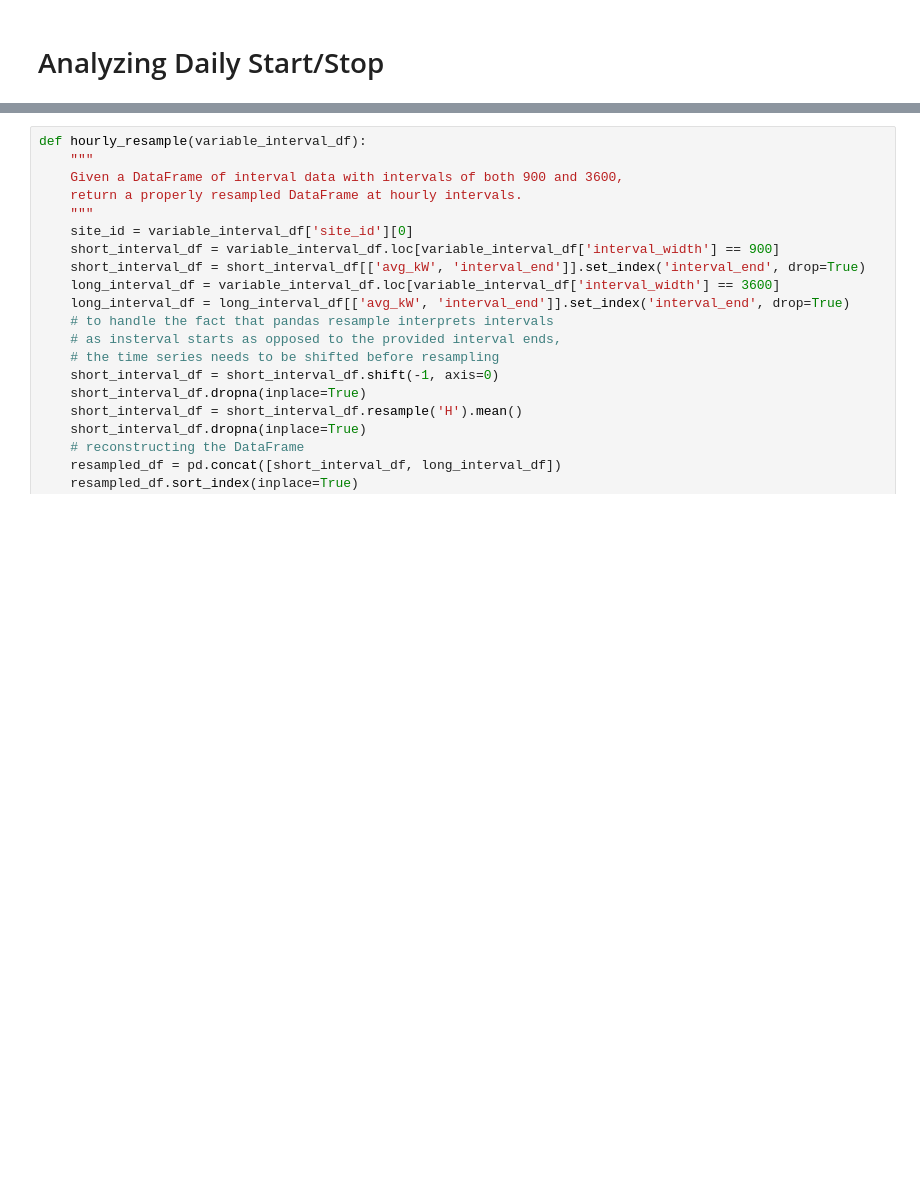
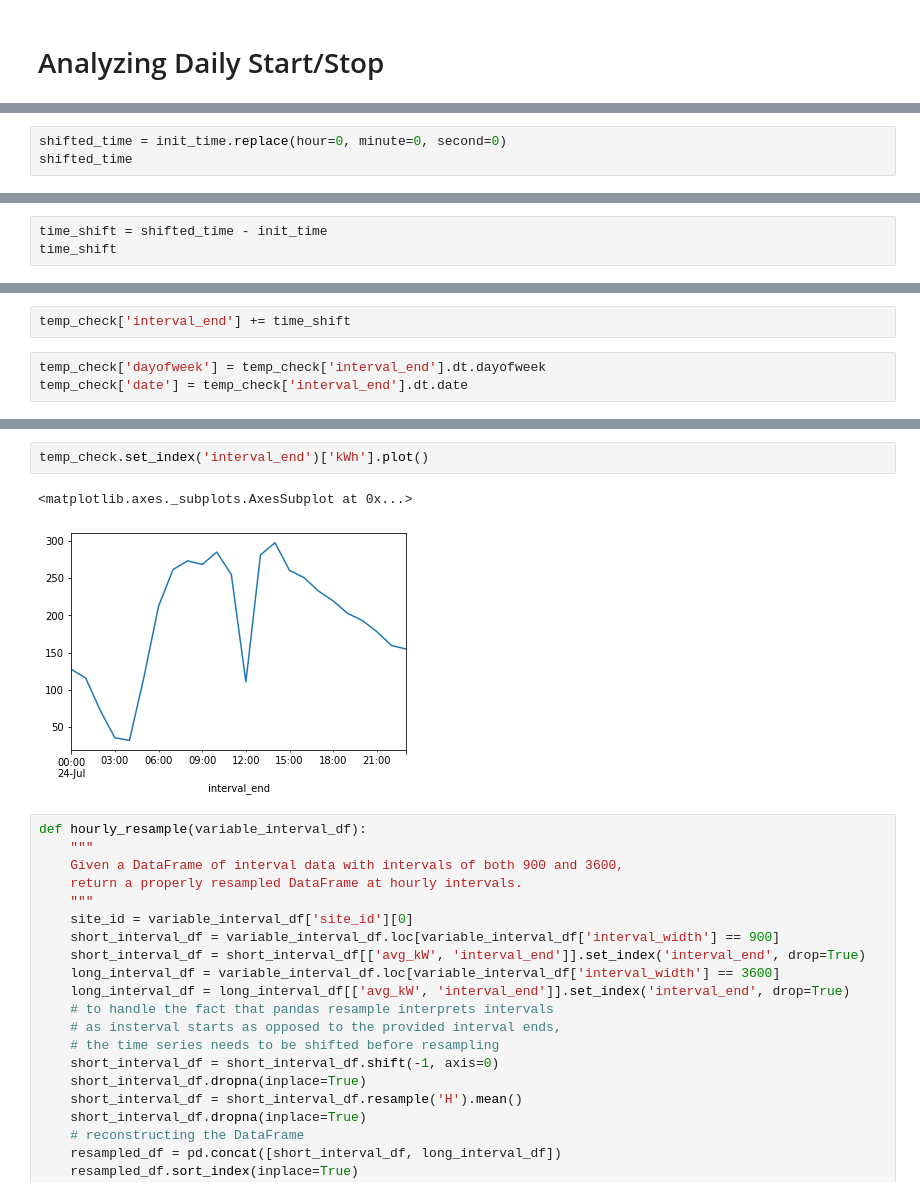
Before and after one commit to NathanVenos/dc-ds-08-26-19, a Jupyter notebook: voltus/Voltus_Project_Nathan.ipynb, the cells around one changed output, grey strips where cells are left out. Drawn from its saved outputs; the diff is of its cells as text; blank space fills up the shorter version.

```diff
--- a/voltus/Voltus_Project_Nathan.ipynb
+++ b/voltus/Voltus_Project_Nathan.ipynb
@@ -224,0 +308,3 @@ memory usage: 508.1+ MB
+# %%
+shifted_time = init_time.replace(hour=0, minute=0, second=0)
+shifted_time
@@ -224,0 +313,3 @@ memory usage: 508.1+ MB
+# %%
+time_shift = shifted_time - init_time
+time_shift
@@ -224,0 +318,5 @@ memory usage: 508.1+ MB
+# %%
+temp_check['interval_end'] += time_shift
+# %%
+temp_check['dayofweek'] = temp_check['interval_end'].dt.dayofweek
+temp_check['date'] = temp_check['interval_end'].dt.date
@@ -225,3 +343,8 @@ memory usage: 508.1+ MB
+# %%
+temp_check.set_index('interval_end')['kWh'].plot()
+# %% [output]
+<matplotlib.axes._subplots.AxesSubplot at 0x...>
+[figure, added]
 # %%
 def hourly_resample(variable_interval_df):
     """
```
Also changed, not shown: parts of 19 cells of this notebook, 3 other files.
